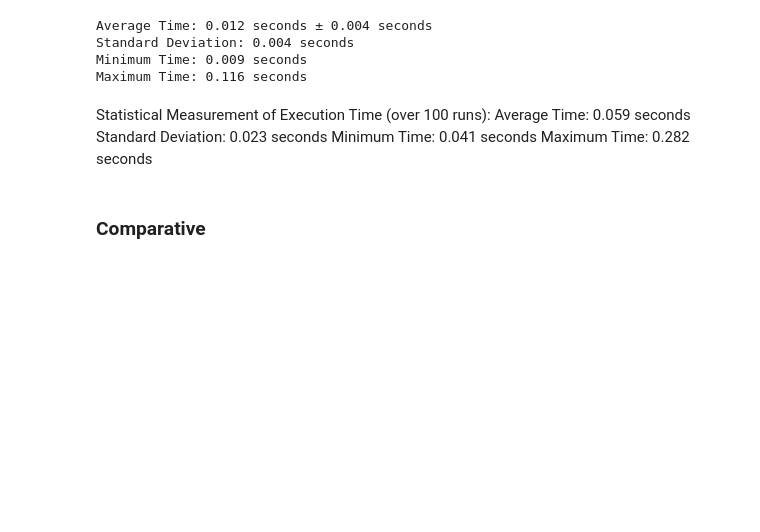
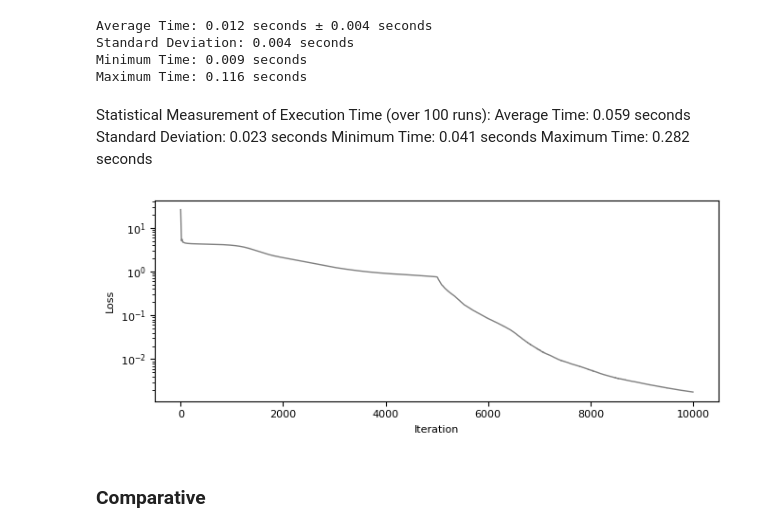
Before and after one commit to oscar-rincon/scattering-problem, a Jupyter notebook: main/analysis_scat_circ.ipynb, the cells around one changed output. Cells and saved outputs as stored; diff of their text form; code cells hidden in the pictures; blank space fills up the shorter version.

```diff
--- a/main/analysis_scat_circ.ipynb
+++ b/main/analysis_scat_circ.ipynb
@@ -193,3 +196,13 @@ Average Time: 0.059 seconds
 Standard Deviation: 0.023 seconds
 Minimum Time: 0.041 seconds
 Maximum Time: 0.282 seconds
+# %%
+data_loss = pd.read_csv('datos/scattering_training_loss.csv')
+plt.figure(figsize=(6.5, 2.5))
+plt.semilogy(data_loss['Iter'], data_loss['Loss'], label='Loss', color='gray', linewidth=1)
+plt.xlabel('Iteration')
+plt.ylabel('Loss')
+plt.tight_layout()
+plt.savefig('figs/loss.svg', dpi=300, bbox_inches='tight')
+# %% [output]
+[figure, added]
```
Also changed, not shown: parts of 3 cells of this notebook, 50 other files.
